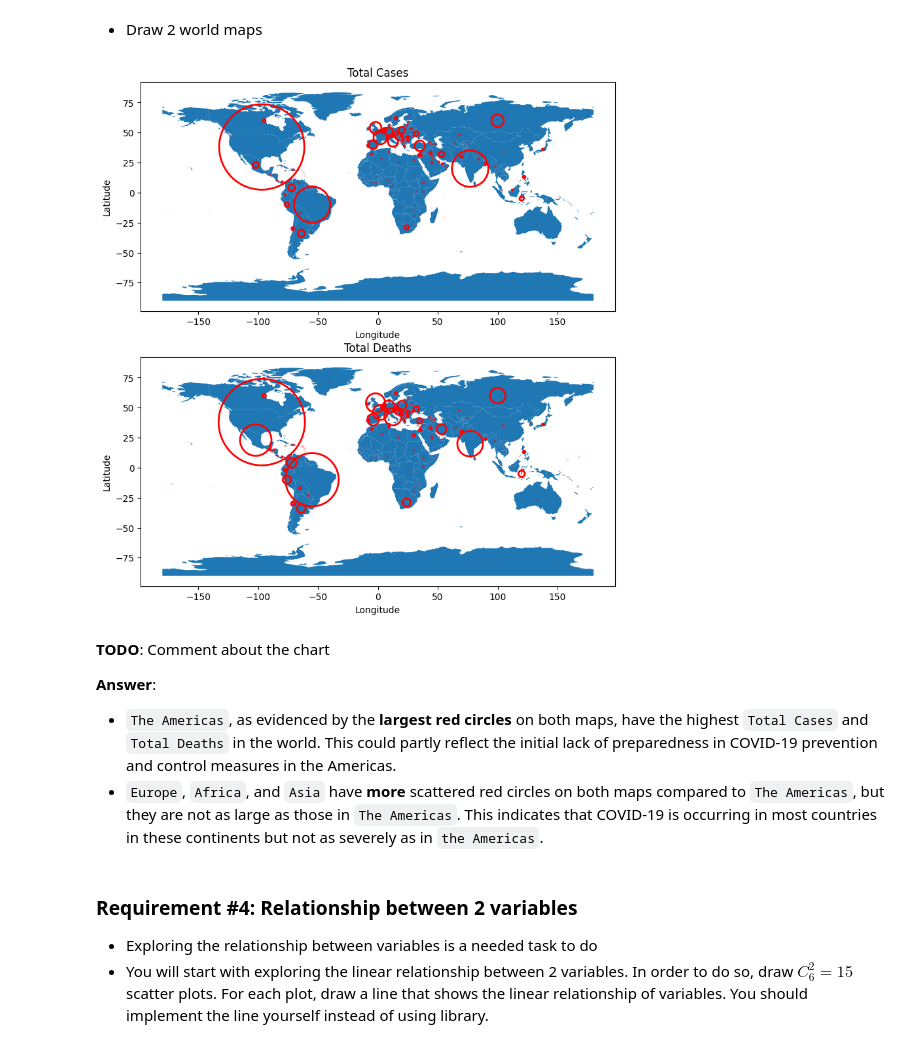
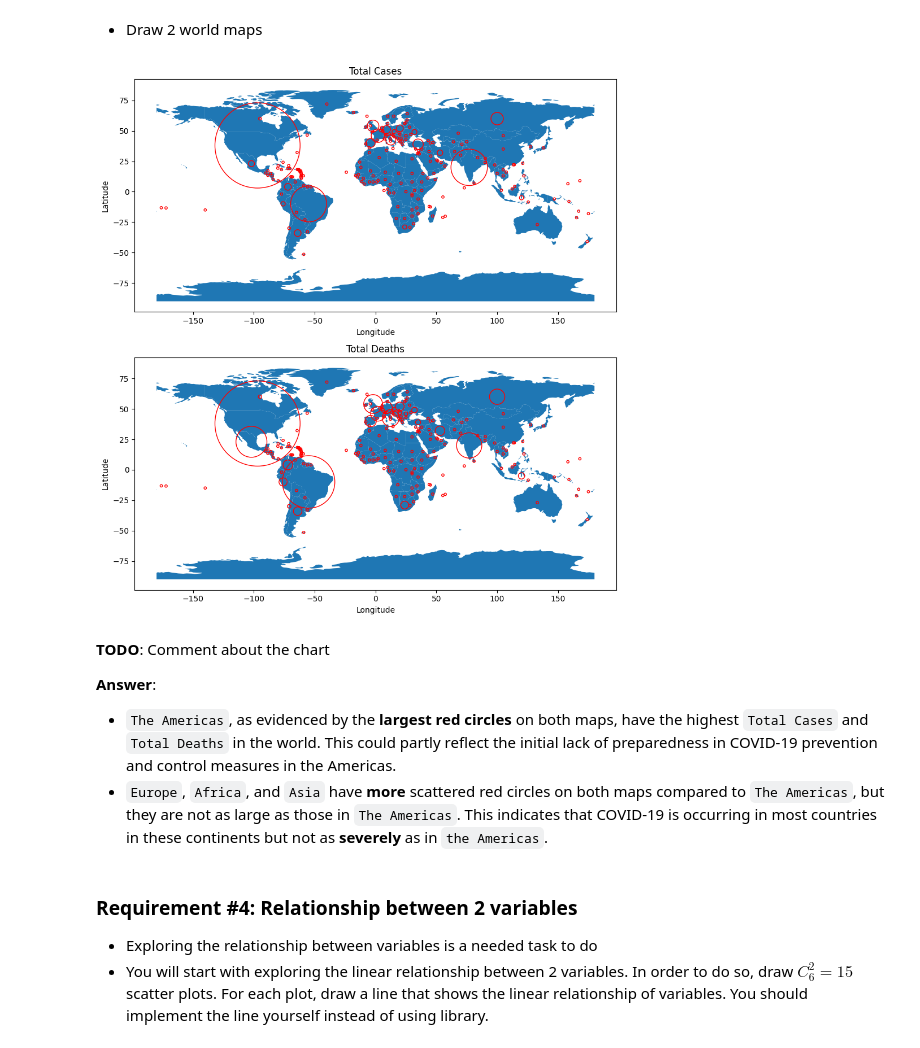
Before and after one commit to khanhnhan1512/Lab-3, a Jupyter notebook: 21127657.ipynb, the cells around one changed output. Saved outputs shown, nothing was run; the diff lists cells and outputs as text; code cells hidden in the pictures.

```diff
--- a/21127657.ipynb
+++ b/21127657.ipynb
@@ -344,35 +344,37 @@ data3["Vatican City"].extend([12.27, 41.54])
 # %%
 
 # Title and ratio of radius of the circles
 title = ['Total Cases', 'Total Deaths']
-rate = [900000, 16000]
 # Create a world map
 world = gpd.read_file(gpd.datasets.get_path('naturalearth_lowres'))
 
 # Create a figure with 2 subplots
 fig, ax = plt.subplots(2,1,figsize=(30, 10))
 # Plot the 2 world maps
 for i in range(2):
     world.plot(ax=ax[i], figsize=(30, 10))
 
+    rate = 35 / np.max(df.iloc[:, i+1])
     # Plot the circles
     for values in data3.values():
-        ax[i].add_patch(plt.Circle((values[2], values[3]), radius=values[i] / rate[i], fc='None', ec='red', alpha=1, lw=2))
+        ax[i].add_patch(plt.Circle((values[2], values[3]), radius=max(values[i]*rate, 1), color='red', fill=False))
+
 
     ax[i].set_title(title[i])
     ax[i].set_xlabel('Longitude')
     ax[i].set_ylabel('Latitude')
 
 # Display the map
+plt.tight_layout()
 plt.show()
 # %% [output]
-[figure, old version]
+[figure, new version]
 # %% [markdown]
 **TODO**: Comment about the chart
 
 **Answer**:
 - `The Americas`, as evidenced by the **largest red circles** on both maps, have the highest `Total Cases` and `Total Deaths` in the world. This could partly reflect the initial lack of preparedness in COVID-19 prevention and control measures in the Americas.
-- `Europe`, `Africa`, and `Asia` have **more** scattered red circles on both maps compared to `The Americas`, but they are not as large as those in `The Americas`. This indicates that COVID-19 is occurring in most countries in these continents but not as severely as in `the Americas`.
+- `Europe`, `Africa`, and `Asia` have **more** scattered red circles on both maps compared to `The Americas`, but they are not as large as those in `The Americas`. This indicates that COVID-19 is occurring in most countries in these continents but not as **severely** as in `the Americas`.
 # %% [markdown]
 ### Requirement #4: Relationship between 2 variables
 
```
Also changed, not shown: parts of 17 cells of this notebook.
